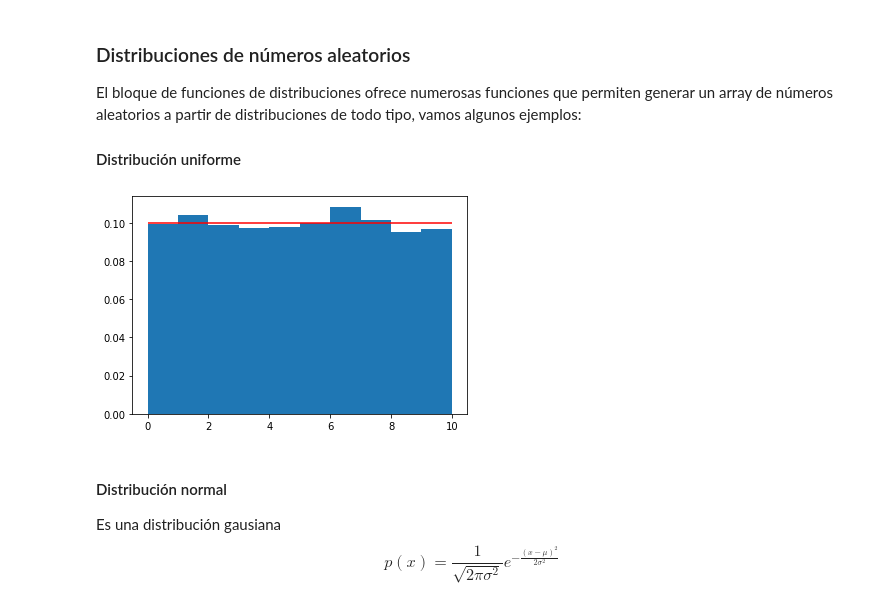
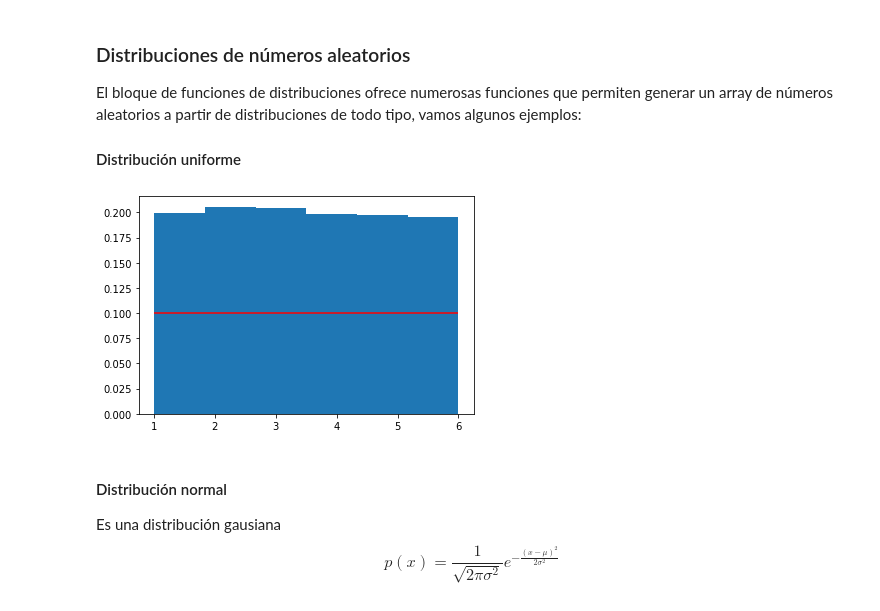
Before and after one commit to dgtrabada/python, a Jupyter notebook: 08_random/numeros_pseudo_aleatorios.ipynb, the cells around one changed output. Drawn from its saved outputs; the diff is of its cells as text; code cells hidden in the pictures.

```diff
--- a/08_random/numeros_pseudo_aleatorios.ipynb
+++ b/08_random/numeros_pseudo_aleatorios.ipynb
@@ -109,16 +110,16 @@ El bloque de funciones de distribuciones ofrece numerosas funciones que permiten
 #### Distribución uniforme
 # %%
 N_puntos = 10000
-ini = 0
-fin = 10
-bins = 10
+ini = 1
+fin = 6
+bins = 6
 
 x = np.random.uniform(ini, fin, N_puntos)
 plt.hist(x, bins,density=True)  #desity=True integra la curva a 1
 plt.hlines(1/10, ini, fin, linestyles ="-", colors ="r")
 plt.show()
 # %% [output]
-[figure, old version]
+[figure, new version]
 # %% [markdown]
 #### Distribución normal
 
```
Also changed, not shown: parts of 5 cells of this notebook, 3 other files.
